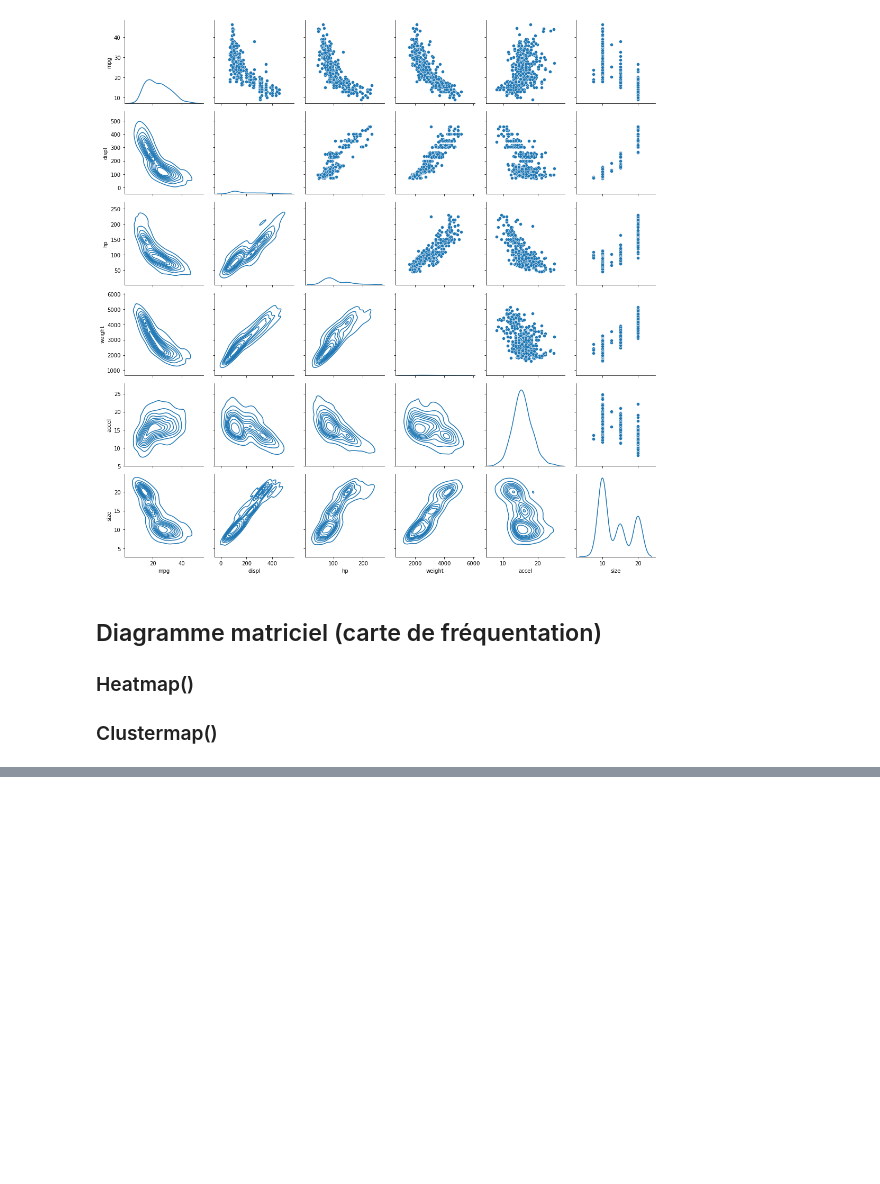
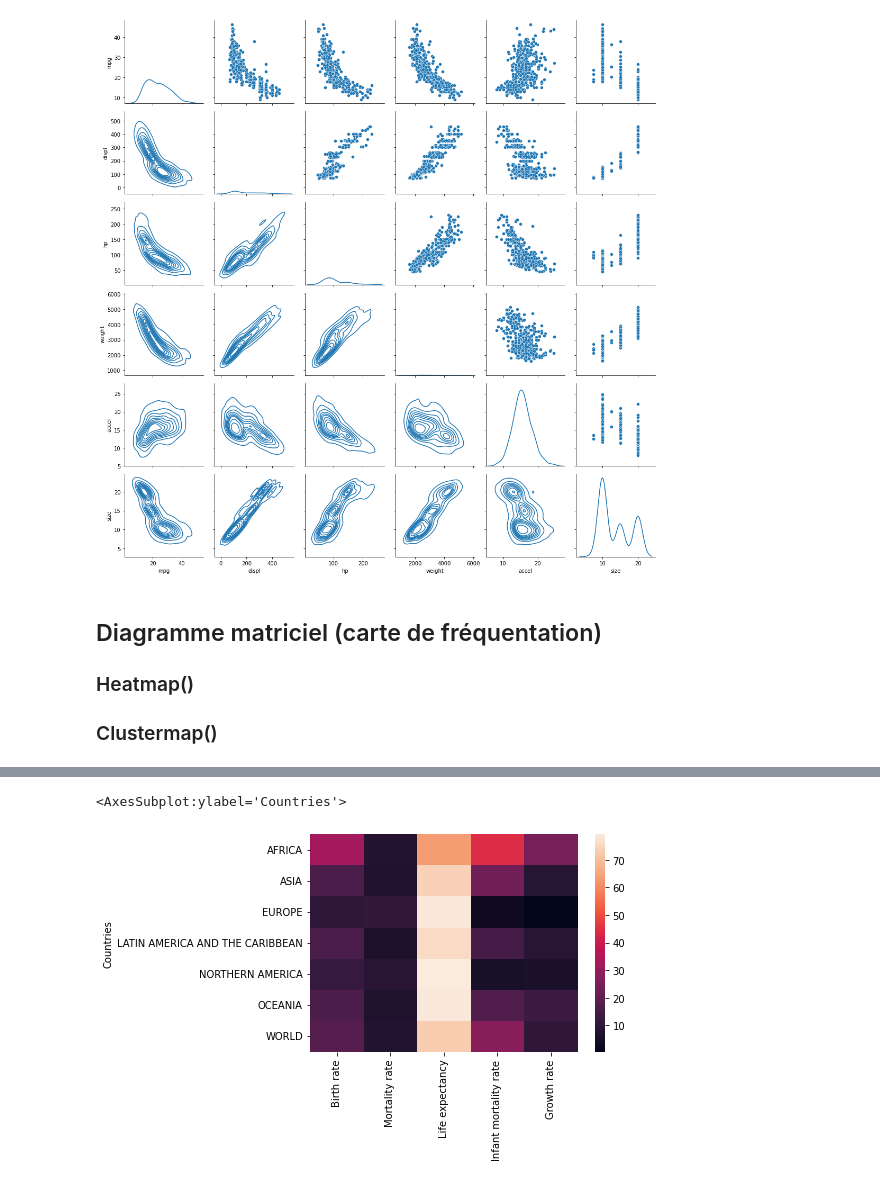
Before and after one commit to loicma/Graphique_Sea_born, a Jupyter notebook: Udemy_Seaborn.ipynb, the cells around one changed output, grey strips where cells are left out. Saved outputs shown, nothing was run; the diff lists cells and outputs as text; code cells hidden in the pictures; blank space fills up the shorter version.

```diff
--- a/Udemy_Seaborn.ipynb
+++ b/Udemy_Seaborn.ipynb
@@ -257,3 +257,6 @@ g = g.map_lower(sns.kdeplot)
 ## Diagramme matriciel (carte de fréquentation)
 ### Heatmap()
 ### Clustermap()
+# %%
+df2 = pd.read_csv('country_table.csv')
+df2 = df2.set_index('Countries')
@@ -259,0 +273,5 @@ g = g.map_lower(sns.kdeplot)
+# %%
+sns.heatmap(df2)
+# %% [output]
+<AxesSubplot:ylabel='Countries'>
+[figure, added]
```
Also changed, not shown: parts of 6 cells of this notebook, 1 other file.
